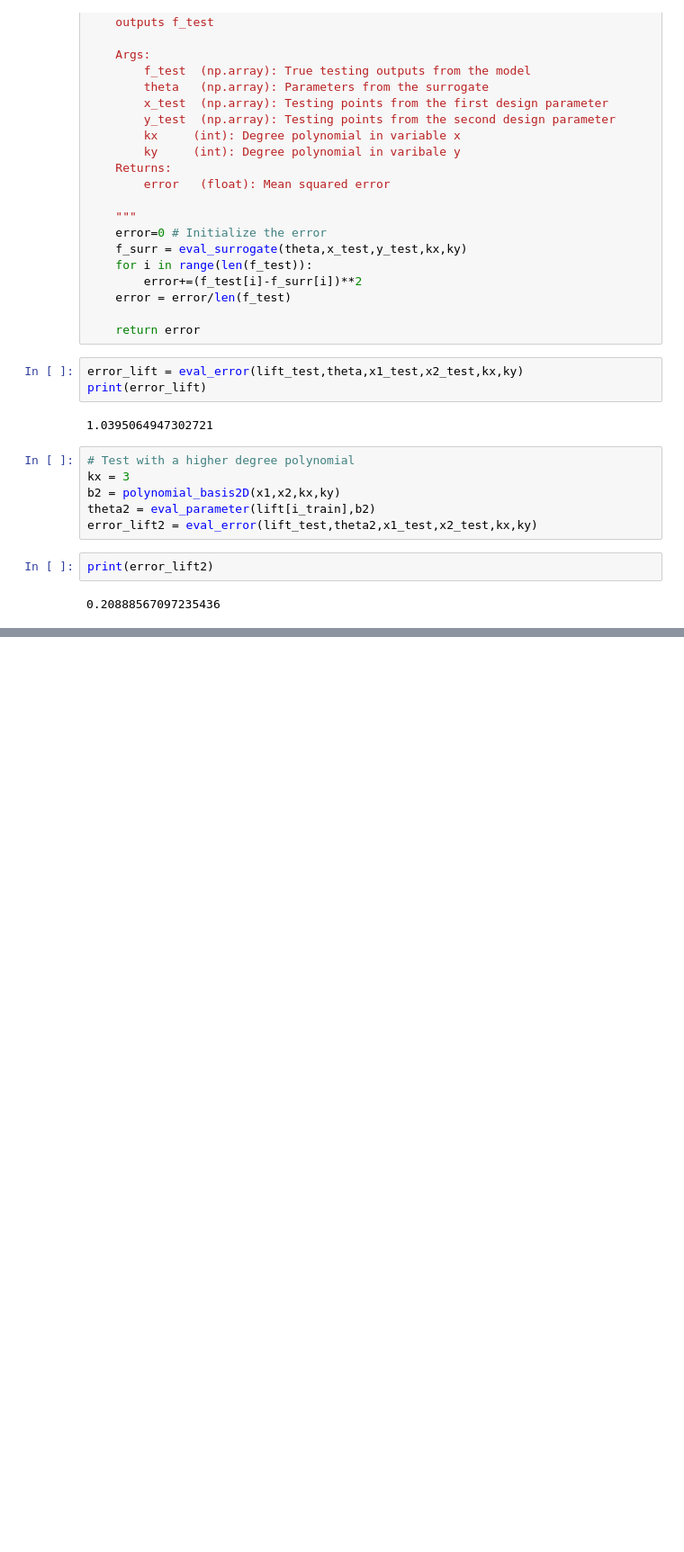
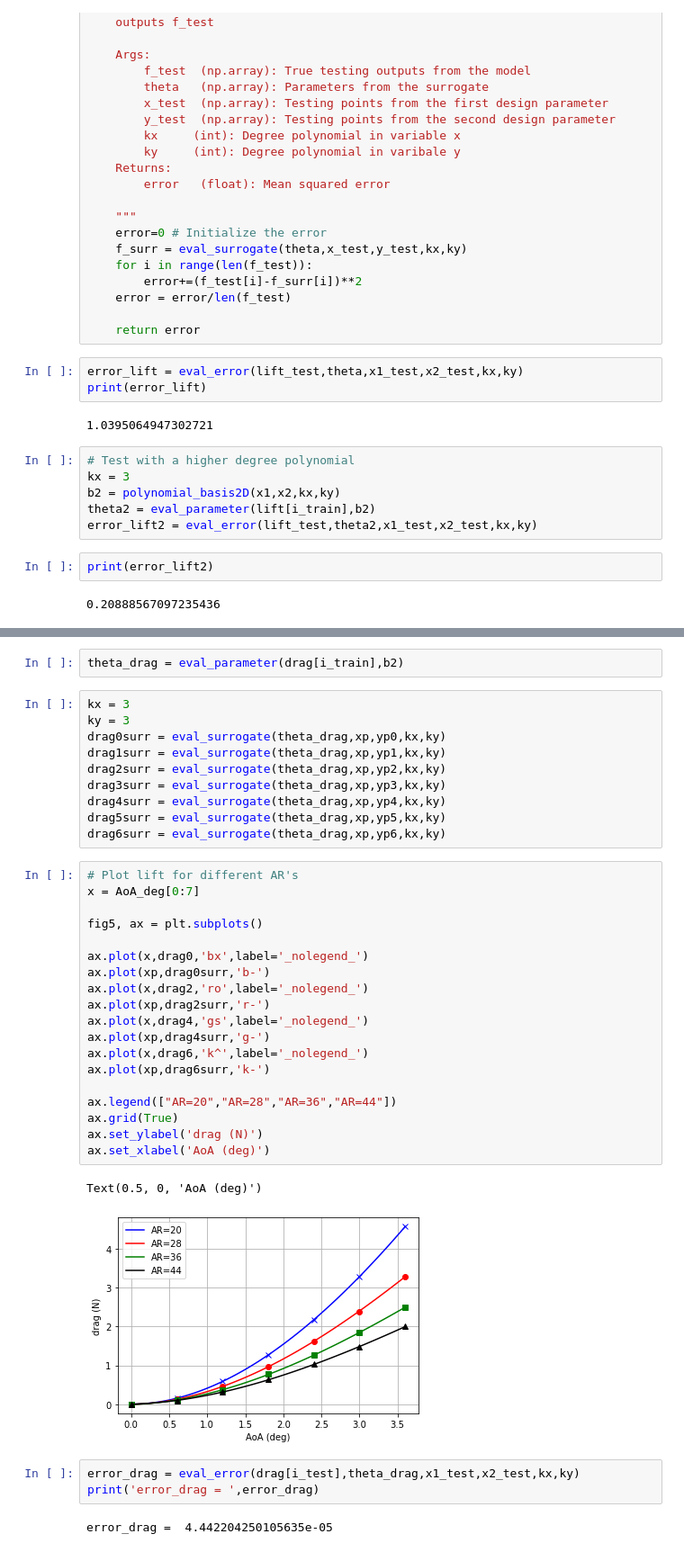
Before and after one commit to ACea15/Projects-SHARPy, a Jupyter notebook: aeroelasticPMOR_Optimization/surrogate_model/aoa_ar_forces_surrogate.ipynb, the cells around one changed output, grey strips where cells are left out. Shown at 90% size. Cells and saved outputs as stored; diff of their text form; blank space fills up the shorter version.

```diff
--- a/aeroelasticPMOR_Optimization/surrogate_model/aoa_ar_forces_surrogate.ipynb
+++ b/aeroelasticPMOR_Optimization/surrogate_model/aoa_ar_forces_surrogate.ipynb
@@ -290,0 +321,39 @@ print(error_lift2)
+# %%
+theta_drag = eval_parameter(drag[i_train],b2)
+# %%
+kx = 3
+ky = 3
+drag0surr = eval_surrogate(theta_drag,xp,yp0,kx,ky)
+drag1surr = eval_surrogate(theta_drag,xp,yp1,kx,ky)
+drag2surr = eval_surrogate(theta_drag,xp,yp2,kx,ky)
+drag3surr = eval_surrogate(theta_drag,xp,yp3,kx,ky)
+drag4surr = eval_surrogate(theta_drag,xp,yp4,kx,ky)
+drag5surr = eval_surrogate(theta_drag,xp,yp5,kx,ky)
+drag6surr = eval_surrogate(theta_drag,xp,yp6,kx,ky)
+# %%
+# Plot lift for different AR's
+x = AoA_deg[0:7]
+
+fig5, ax = plt.subplots()
+
+ax.plot(x,drag0,'bx',label='_nolegend_')
+ax.plot(xp,drag0surr,'b-')
+ax.plot(x,drag2,'ro',label='_nolegend_')
+ax.plot(xp,drag2surr,'r-')
+ax.plot(x,drag4,'gs',label='_nolegend_')
+ax.plot(xp,drag4surr,'g-')
+ax.plot(x,drag6,'k^',label='_nolegend_')
+ax.plot(xp,drag6surr,'k-')
+
+ax.legend(["AR=20","AR=28","AR=36","AR=44"])
+ax.grid(True)
+ax.set_ylabel('drag (N)')
+ax.set_xlabel('AoA (deg)')
+# %% [output]
+Text(0.5, 0, 'AoA (deg)')
+[figure, added]
+# %%
+error_drag = eval_error(drag[i_test],theta_drag,x1_test,x2_test,kx,ky)
+print('error_drag = ',error_drag)
+# %% [output]
+error_drag =  4.442204250105635e-05
```
Also changed, not shown: parts of 6 cells of this notebook.
